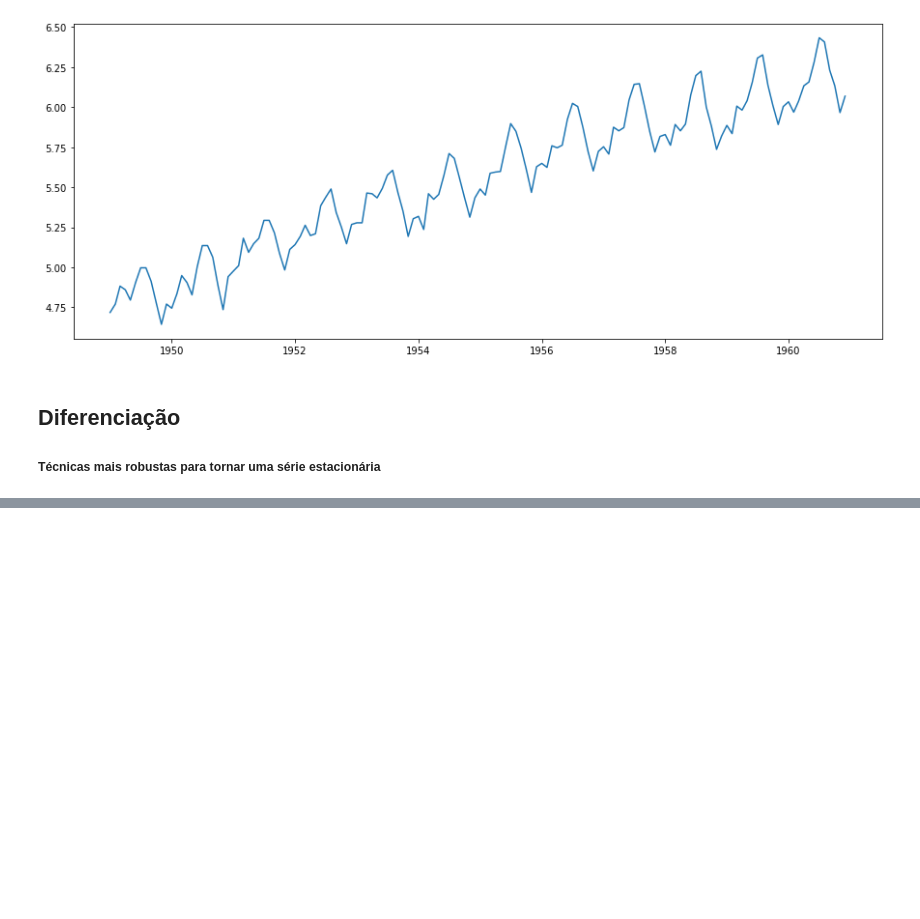
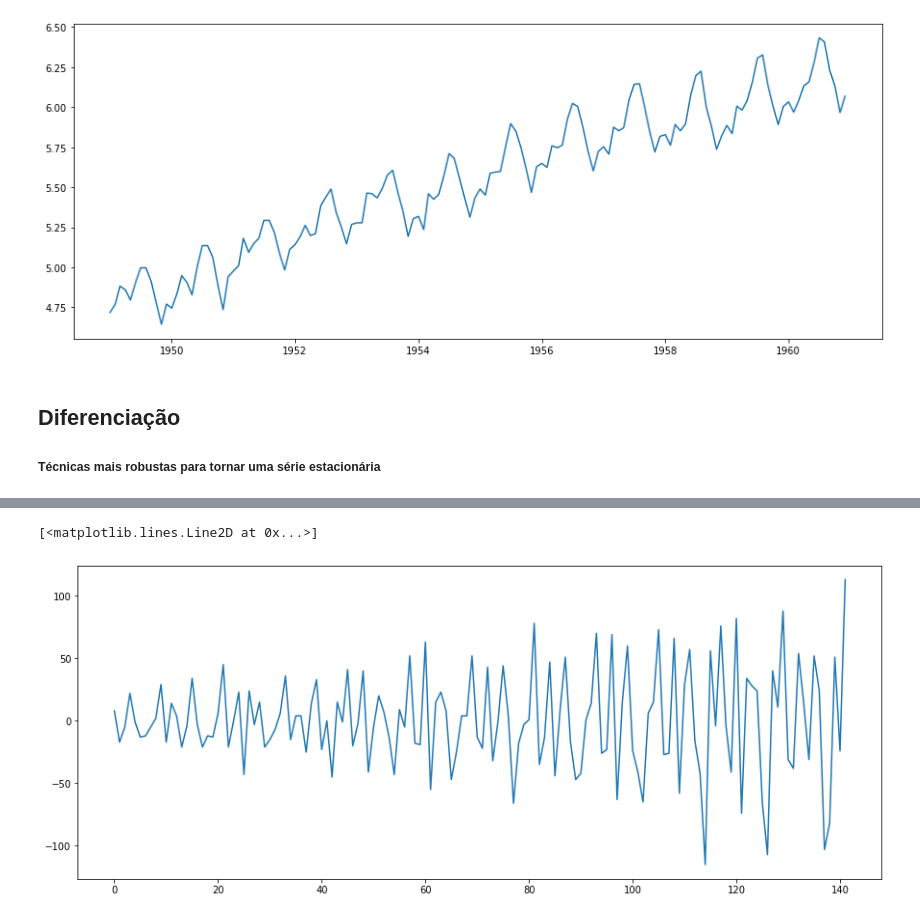
Before and after one commit to dagobertomedeiros/curso_analise_series_temporais, a Jupyter notebook: curso_ts.ipynb, the cells around one changed output, grey strips where cells are left out. Cells and saved outputs as stored; diff of their text form; code cells hidden in the pictures; blank space fills up the shorter version.

```diff
--- a/curso_ts.ipynb
+++ b/curso_ts.ipynb
@@ -154,0 +196,7 @@ plt.plot(d_log) #técnica pode funcionar em alguns casos, neste apenas houve lev
+# %%
+y_diff2 = np.diff(y_diff)
+# %%
+plt.plot(y_diff2)
+# %% [output]
+[<matplotlib.lines.Line2D at 0x...>]
+[figure, added]
```
Also changed, not shown: parts of 23 cells of this notebook.
